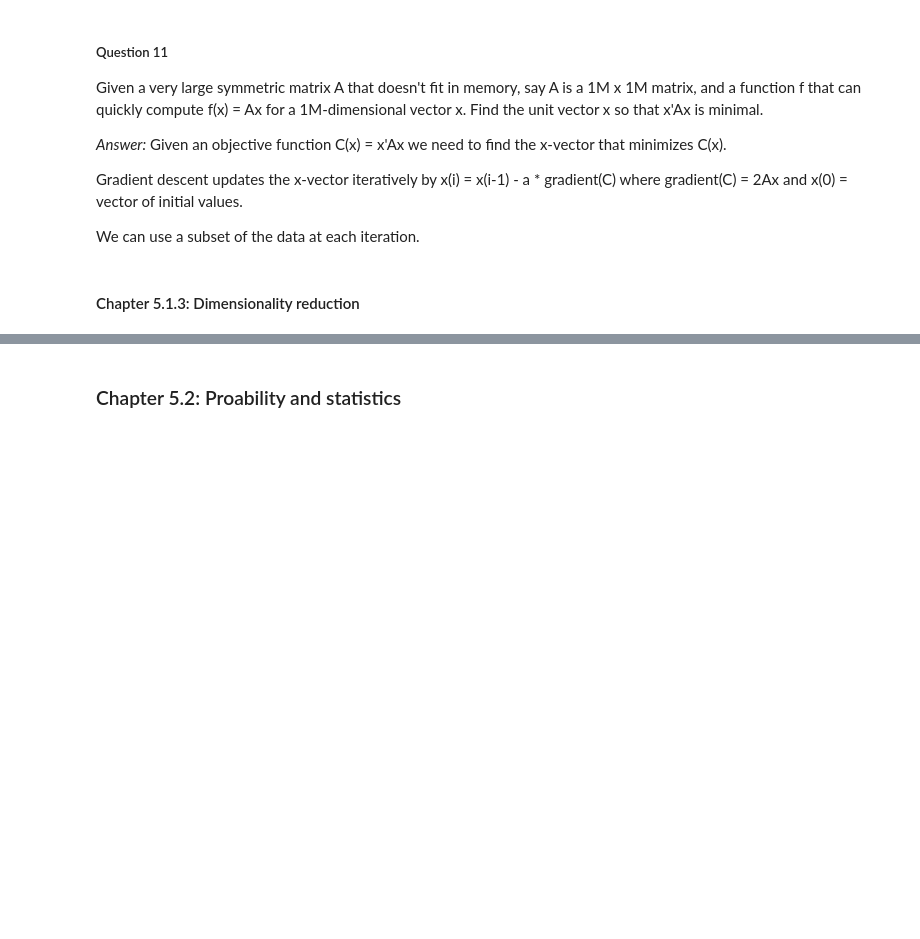
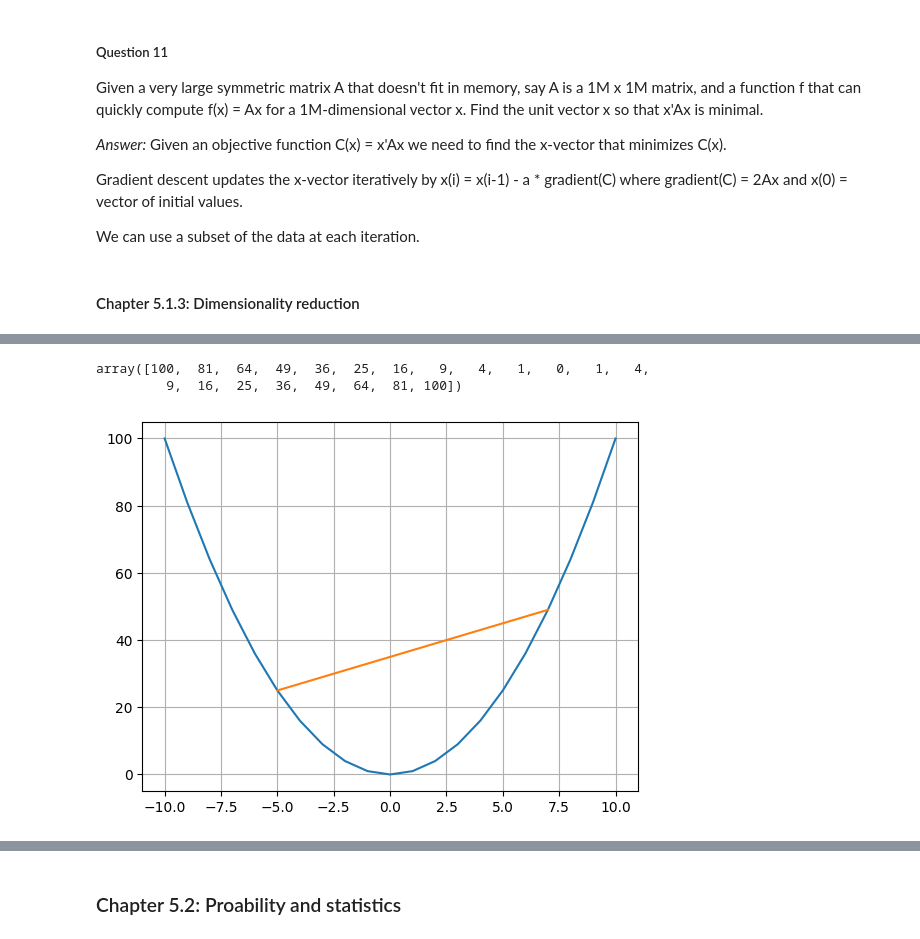
Before and after one commit to madskoefoed/Introduction-to-Machine-Learning-Interviews, a Jupyter notebook: Chapter_5.ipynb, the cells around one changed output, grey strips where cells are left out. Cells and saved outputs as stored; diff of their text form; code cells hidden in the pictures; blank space fills up the shorter version.

```diff
--- a/Chapter_5.ipynb
+++ b/Chapter_5.ipynb
@@ -257,0 +337,11 @@ We can use a subset of the data at each iteration.
+# %%
+f = lambda x : x**2
+x = np.array([i for i in range(-10,11,1)])
+plt.plot(x, f(x))
+plt.plot([-5, 7], [f(-5), f(7)])
+plt.grid()
+f(x)
+# %% [output]
+array([100,  81,  64,  49,  36,  25,  16,   9,   4,   1,   0,   1,   4,
+         9,  16,  25,  36,  49,  64,  81, 100])
+[figure, added]
```
Also changed, not shown: parts of 9 cells of this notebook.
